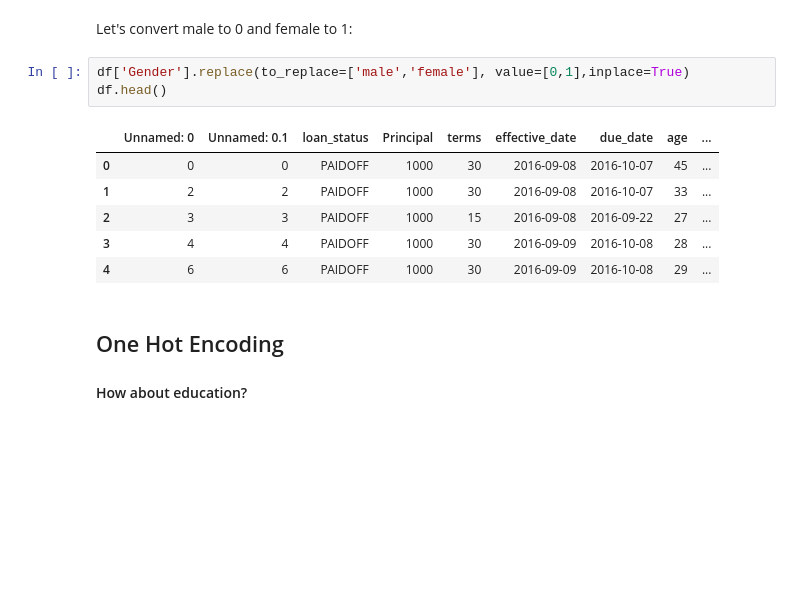
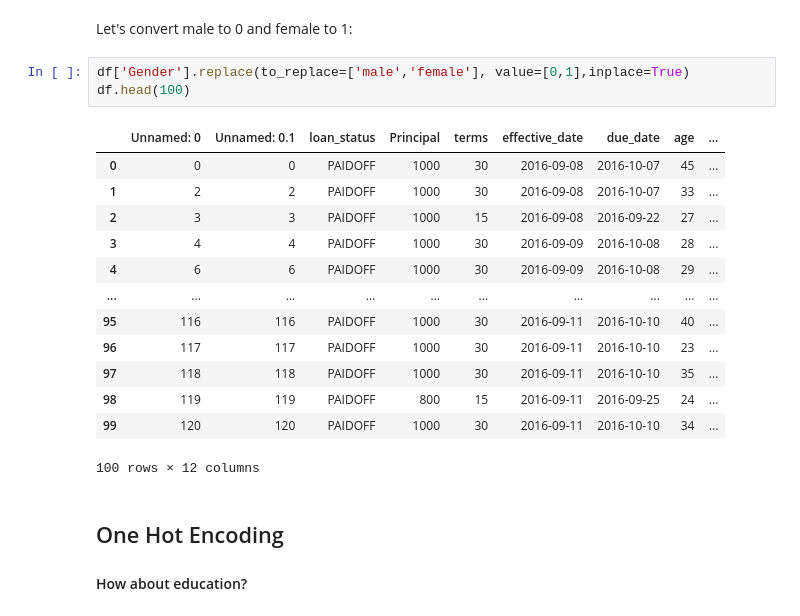
Before and after one commit to pitucampiotti/Coursera-ML-Python, a Jupyter notebook: Final_Assignment.ipynb, the cells around one changed output. Cells and saved outputs as stored; diff of their text form; blank space fills up the shorter version.

```diff
--- a/Final_Assignment.ipynb
+++ b/Final_Assignment.ipynb
@@ -180,14 +167,21 @@ Name: loan_status, dtype: float64
 Let's convert male to 0 and female to 1:
 # %%
 df['Gender'].replace(to_replace=['male','female'], value=[0,1],inplace=True)
-df.head()
+df.head(100)
 # %% [output]
 |  | Unnamed: 0 | Unnamed: 0.1 | loan_status | Principal | terms | effective_date | due_date | age | ... |
 | 0 | 0 | 0 | PAIDOFF | 1000 | 30 | 2016-09-08 | 2016-10-07 | 45 | ... |
 | 1 | 2 | 2 | PAIDOFF | 1000 | 30 | 2016-09-08 | 2016-10-07 | 33 | ... |
 | 2 | 3 | 3 | PAIDOFF | 1000 | 15 | 2016-09-08 | 2016-09-22 | 27 | ... |
 | 3 | 4 | 4 | PAIDOFF | 1000 | 30 | 2016-09-09 | 2016-10-08 | 28 | ... |
 | 4 | 6 | 6 | PAIDOFF | 1000 | 30 | 2016-09-09 | 2016-10-08 | 29 | ... |
+| ... | ... | ... | ... | ... | ... | ... | ... | ... | ... |
+| 95 | 116 | 116 | PAIDOFF | 1000 | 30 | 2016-09-11 | 2016-10-10 | 40 | ... |
+| 96 | 117 | 117 | PAIDOFF | 1000 | 30 | 2016-09-11 | 2016-10-10 | 23 | ... |
+| 97 | 118 | 118 | PAIDOFF | 1000 | 30 | 2016-09-11 | 2016-10-10 | 35 | ... |
+| 98 | 119 | 119 | PAIDOFF | 800 | 15 | 2016-09-11 | 2016-09-25 | 24 | ... |
+| 99 | 120 | 120 | PAIDOFF | 1000 | 30 | 2016-09-11 | 2016-10-10 | 34 | ... |
+100 rows × 12 columns
 # %% [markdown]
 ## One Hot Encoding
 
```
Also changed, not shown: parts of 29 cells of this notebook.
